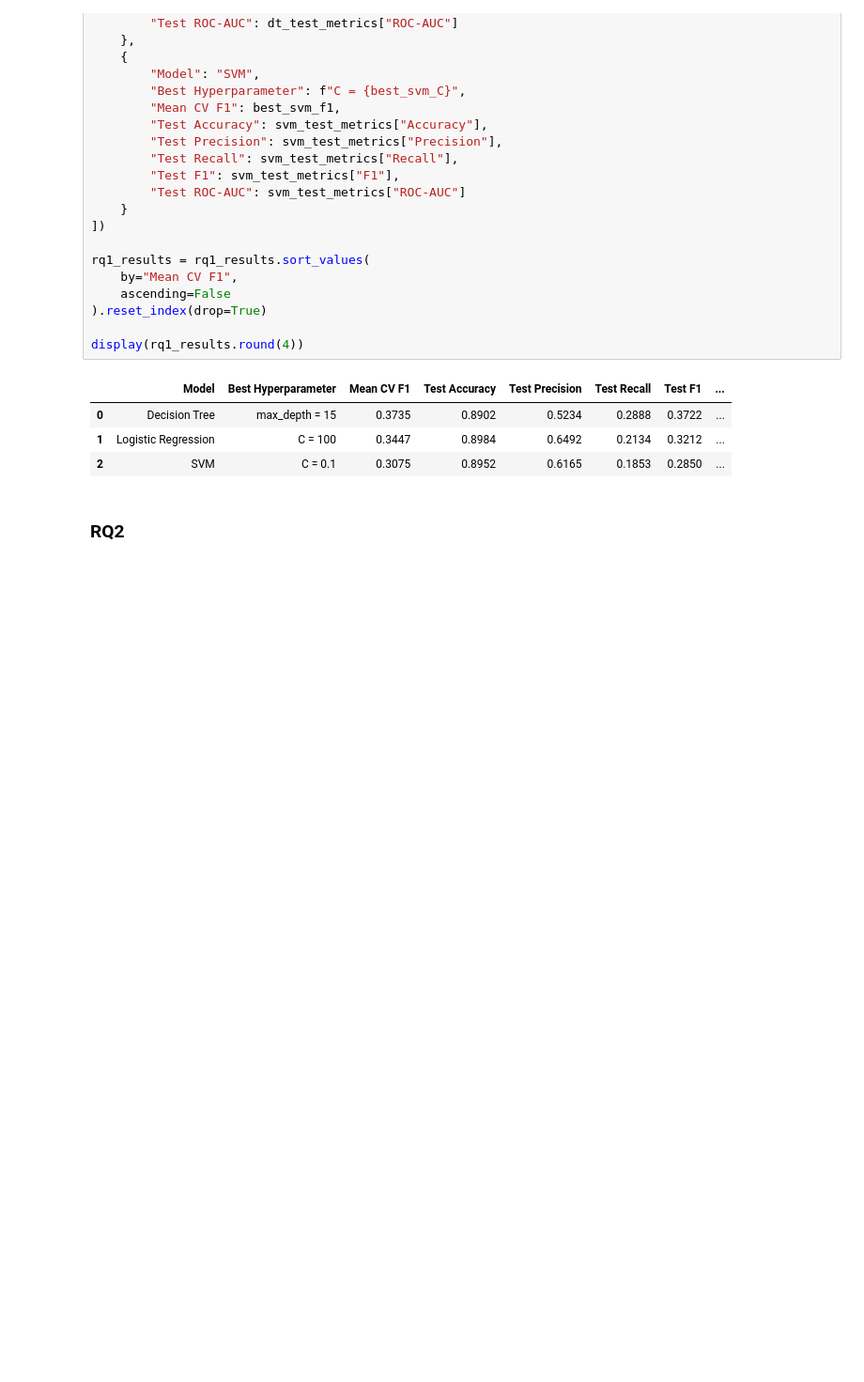
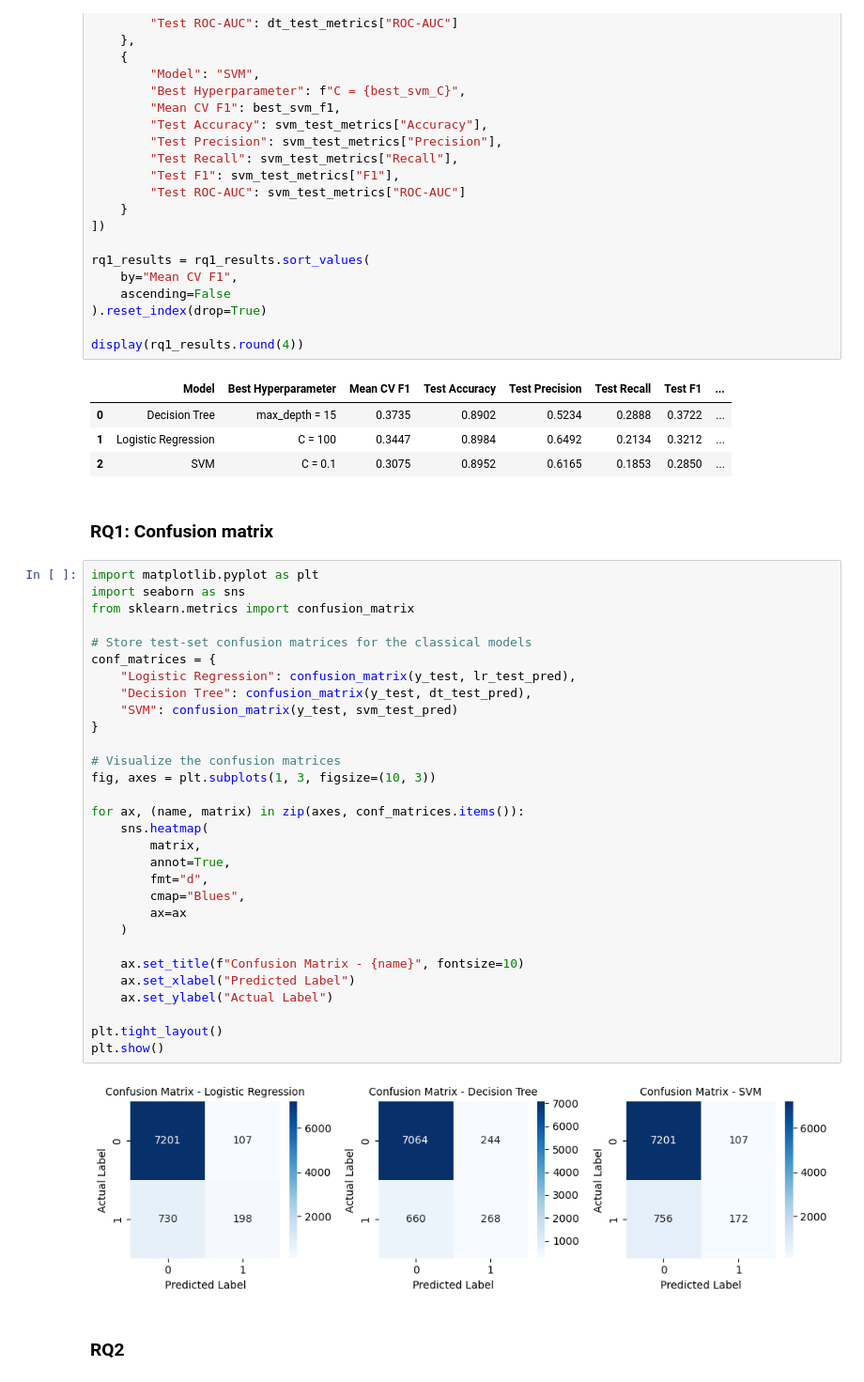
Before and after one commit to FredZ-U/COOMP-90049-Project2, a Jupyter notebook: A2_Bank_Marketing.ipynb, the cells around one changed output. Shown at 94% size. Cells and saved outputs as stored; diff of their text form; blank space fills up the shorter version.

```diff
--- a/A2_Bank_Marketing.ipynb
+++ b/A2_Bank_Marketing.ipynb
@@ -1619,6 +1612,40 @@ display(rq1_results.round(4))
 | 0 | Decision Tree | max_depth = 15 | 0.3735 | 0.8902 | 0.5234 | 0.2888 | 0.3722 | ... |
 | 1 | Logistic Regression | C = 100 | 0.3447 | 0.8984 | 0.6492 | 0.2134 | 0.3212 | ... |
 | 2 | SVM | C = 0.1 | 0.3075 | 0.8952 | 0.6165 | 0.1853 | 0.2850 | ... |
+# %% [markdown]
+### RQ1: Confusion matrix
+# %%
+import matplotlib.pyplot as plt
+import seaborn as sns
+from sklearn.metrics import confusion_matrix
+
+# Store test-set confusion matrices for the classical models
+conf_matrices = {
+    "Logistic Regression": confusion_matrix(y_test, lr_test_pred),
+    "Decision Tree": confusion_matrix(y_test, dt_test_pred),
+    "SVM": confusion_matrix(y_test, svm_test_pred)
+}
+
+# Visualize the confusion matrices
+fig, axes = plt.subplots(1, 3, figsize=(10, 3))
+
+for ax, (name, matrix) in zip(axes, conf_matrices.items()):
+    sns.heatmap(
+        matrix,
+        annot=True,
+        fmt="d",
+        cmap="Blues",
+        ax=ax
+    )
+
+    ax.set_title(f"Confusion Matrix - {name}", fontsize=10)
+    ax.set_xlabel("Predicted Label")
+    ax.set_ylabel("Actual Label")
+
+plt.tight_layout()
+plt.show()
+# %% [output]
+[figure, added]
 # %% [markdown]
 ### RQ2
 # %%
```
Also changed, not shown: parts of 13 cells of this notebook.
